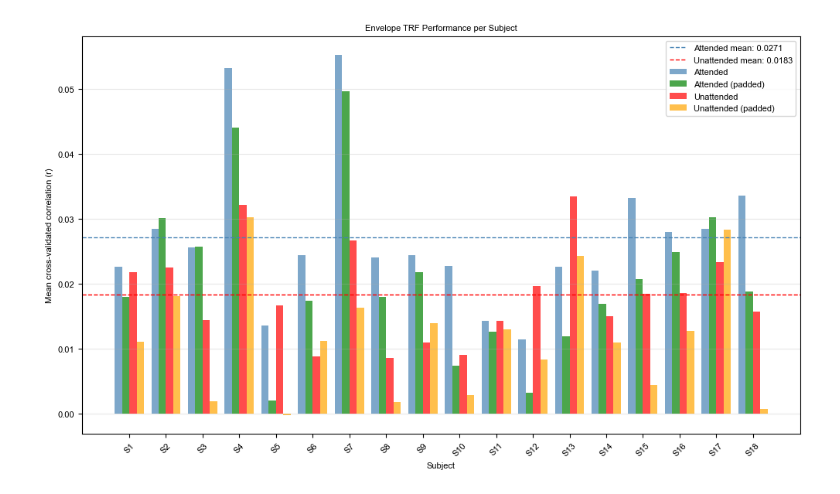
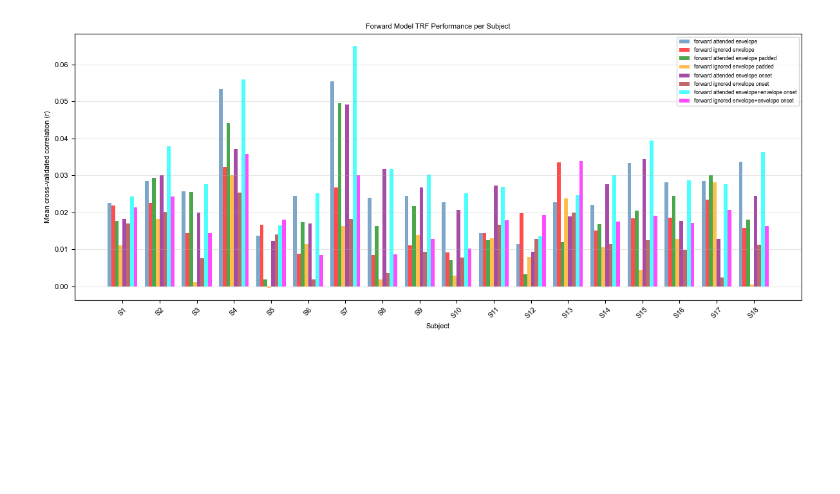
Before and after one commit to sylmester/fuglsang, a Jupyter notebook: figures/forward_model_aad.ipynb, the cells around one changed output. Cells and saved outputs as stored; diff of their text form; code cells hidden in the pictures; blank space fills up the shorter version.

```diff
--- a/figures/forward_model_aad.ipynb
+++ b/figures/forward_model_aad.ipynb
@@ -231,44 +98,36 @@ mean_unattended_onset_r_per_subject = [r_unatt_ons.mean() for (_, _, _, _, _, r_
+# %%
+# %%
+# Extract mean r per subject for each condition
+def mean_r(name):
+    return [trf.r.mean() for trf in trf_data[name]]
+
+r = {
+     helper_functions.get_trf_model_name(p, a, m, pad): mean_r(helper_functions.get_trf_model_name(p, a, m, pad))
+     for p, a, m, pad in checks
+}
+
+names = list(r.keys())
 # %%
-# Single plot of TRF performance per subject.
-fig, ax = plt.subplots(figsize=(10, 6))
+# %%
+# Per-subject bar plot
+fig, ax = plt.subplots(figsize=(12, 5))
+x     = np.arange(n_subjects)
+width = 0.1
+colors = ['steelblue', 'red', 'green', 'orange', 'purple', 'brown', 'cyan', 'magenta']
 
-x = np.arange(len(mean_attended_r_per_subject))
-width = 0.2
-
-# Attended bars
-ax.bar(x - 1.5*width, mean_attended_r_per_subject, width,
-       color='steelblue', alpha=0.7, label='Attended')
-ax.bar(x - 0.5*width, mean_attended_padded_r_per_subject, width,
-       color='green', alpha=0.7, label='Attended (padded)')
-
-# Unattended bars
-ax.bar(x + 0.5*width, mean_unattended_r_per_subject, width,
-       color='red', alpha=0.7, label='Unattended')
-ax.bar(x + 1.5*width, mean_unattended_padded_r_per_subject, width,
-       color='orange', alpha=0.7, label='Unattended (padded)')
-
-# Grand means
-ax.axhline(np.mean(mean_attended_r_per_subject),
-           color='steelblue', linestyle='--', linewidth=1,
-           label=f'Attended mean: {np.mean(mean_attended_r_per_subject):.4f}')
-
-ax.axhline(np.mean(mean_unattended_r_per_subject),
-           color='red', linestyle='--', linewidth=1,
-           label=f'Unattended mean: {np.mean(mean_unattended_r_per_subject):.4f}')
+for i, (name, color) in enumerate(zip(names, colors)):
+    offset = (i - len(names)/2 + 0.5) * width
+    ax.bar(x + offset, r[name], width, color=color, alpha=0.7, label=name.replace('_', ' '))
 
 ax.set_xlabel('Subject')
 ax.set_ylabel('Mean cross-validated correlation (r)')
-ax.set_title('Envelope TRF Performance per Subject')
-
+ax.set_title('Forward Model TRF Performance per Subject')
 ax.set_xticks(x)
-ax.set_xticklabels([f'S{i+1}' for i in range(len(mean_attended_r_per_subject))],
-                   rotation=45)
-
-ax.legend()
+ax.set_xticklabels([f'S{i+1}' for i in range(n_subjects)], rotation=45)
+ax.legend(fontsize=6)
 ax.grid(axis='y', alpha=0.3)
-
 plt.tight_layout()
+fig.savefig(FIGURES_DIR / 'forward_trf_per_subject.png', bbox_inches='tight')
 plt.show()
-fig.savefig(file_paths.FIGURES_DIR / 'comparison_attended_unattended_summary.png', bbox_inches='tight')
 # %% [output]
-[figure, old version]
+[figure, new version]
```
Also changed, not shown: parts of 15 cells of this notebook, 18 other files.
